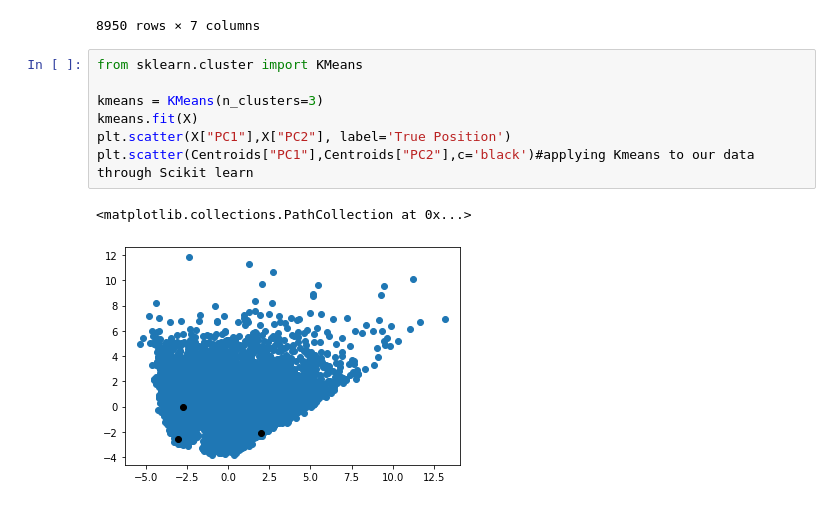
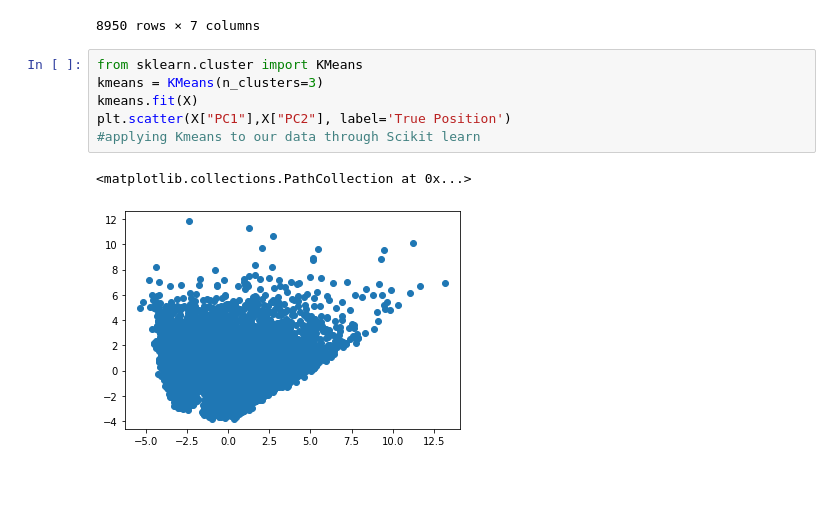
Before and after one commit to NiVi202/Customer-Segmentation-Credit-Risk-Modelling, a Jupyter notebook: Assignment 1/211175_Vishal_1.ipynb, the cells around one changed output. Drawn from its saved outputs; the diff is of its cells as text.

```diff
--- a/Assignment 1/211175_Vishal_1.ipynb
+++ b/Assignment 1/211175_Vishal_1.ipynb
@@ -277,14 +277,13 @@ X
 8950 rows × 7 columns
 # %%
 from sklearn.cluster import KMeans
-
 kmeans = KMeans(n_clusters=3)
 kmeans.fit(X)
 plt.scatter(X["PC1"],X["PC2"], label='True Position')
-plt.scatter(Centroids["PC1"],Centroids["PC2"],c='black')#applying Kmeans to our data through Scikit learn
+#applying Kmeans to our data through Scikit learn
 # %% [output]
 <matplotlib.collections.PathCollection at 0x...>
-[figure, old version]
+[figure, new version]
 # %%
 print(kmeans.labels_+1) #Representing which customer to which cluster
 # %% [output]
```
Also changed, not shown: parts of 4 cells of this notebook.
